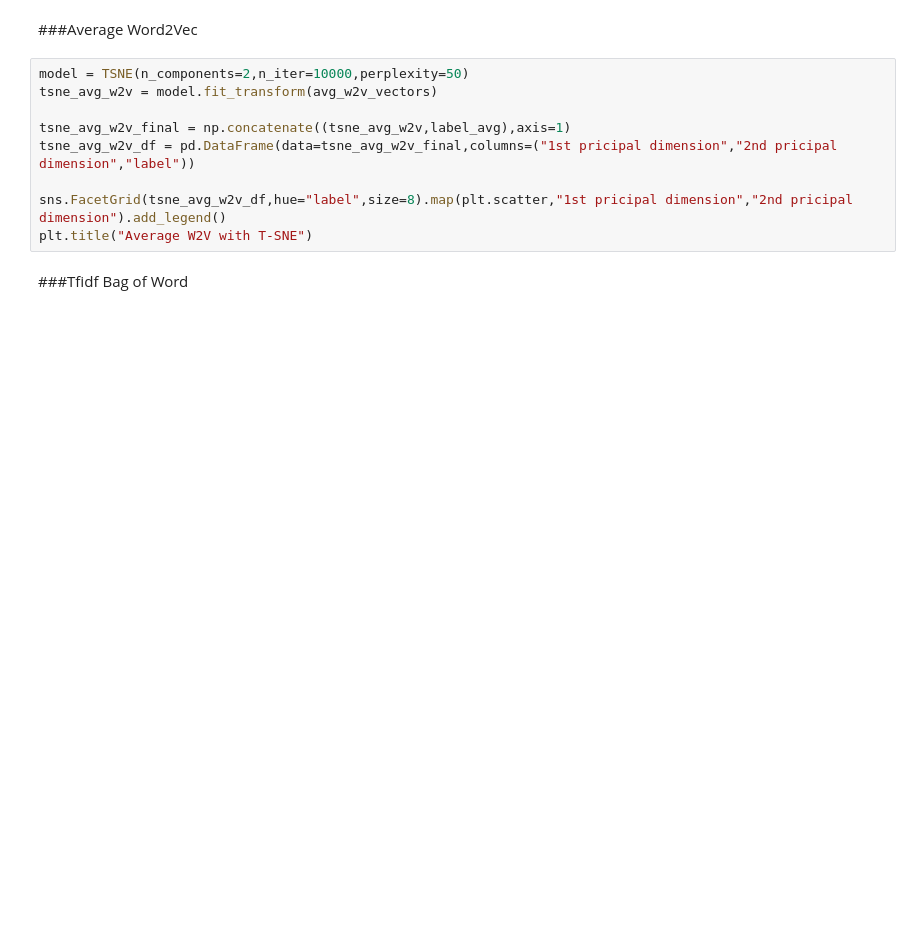
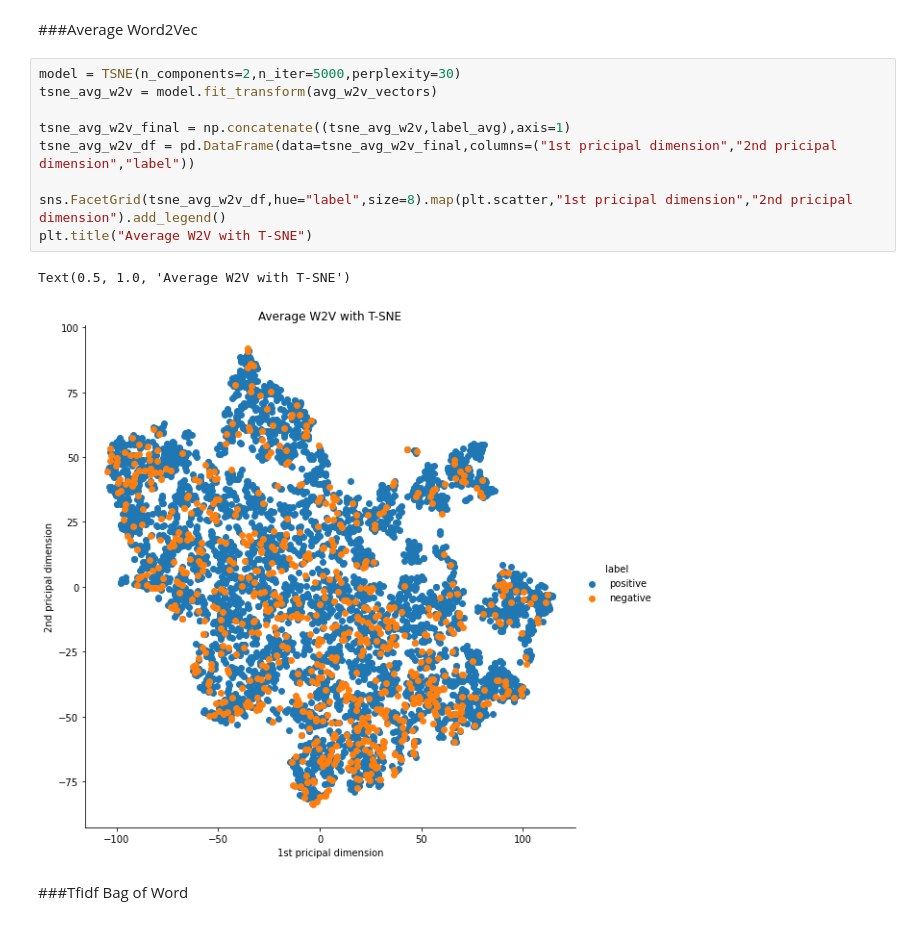
Before and after one commit to pSN0W/AI_Practice, a Jupyter notebook: T_SNE_on_Amazon_fine_food_review.ipynb, the cells around one changed output. Cells and saved outputs as stored; diff of their text form; blank space fills up the shorter version.

```diff
--- a/T_SNE_on_Amazon_fine_food_review.ipynb
+++ b/T_SNE_on_Amazon_fine_food_review.ipynb
@@ -709,14 +742,17 @@ Text(0.5, 1.0, 'Tfidf Bag of Word with T-SNE')
 # %% [markdown]
 ###Average Word2Vec
 # %%
-model = TSNE(n_components=2,n_iter=10000,perplexity=50)
+model = TSNE(n_components=2,n_iter=5000,perplexity=30)
 tsne_avg_w2v = model.fit_transform(avg_w2v_vectors)
 
 tsne_avg_w2v_final = np.concatenate((tsne_avg_w2v,label_avg),axis=1)
 tsne_avg_w2v_df = pd.DataFrame(data=tsne_avg_w2v_final,columns=("1st pricipal dimension","2nd pricipal dimension","label"))
 
 sns.FacetGrid(tsne_avg_w2v_df,hue="label",size=8).map(plt.scatter,"1st pricipal dimension","2nd pricipal dimension").add_legend()
 plt.title("Average W2V with T-SNE")
+# %% [output]
+Text(0.5, 1.0, 'Average W2V with T-SNE')
+[figure, added]
 # %% [markdown]
 ###Tfidf Bag of Word
 # %%
```
Also changed, not shown: parts of 21 cells of this notebook.
